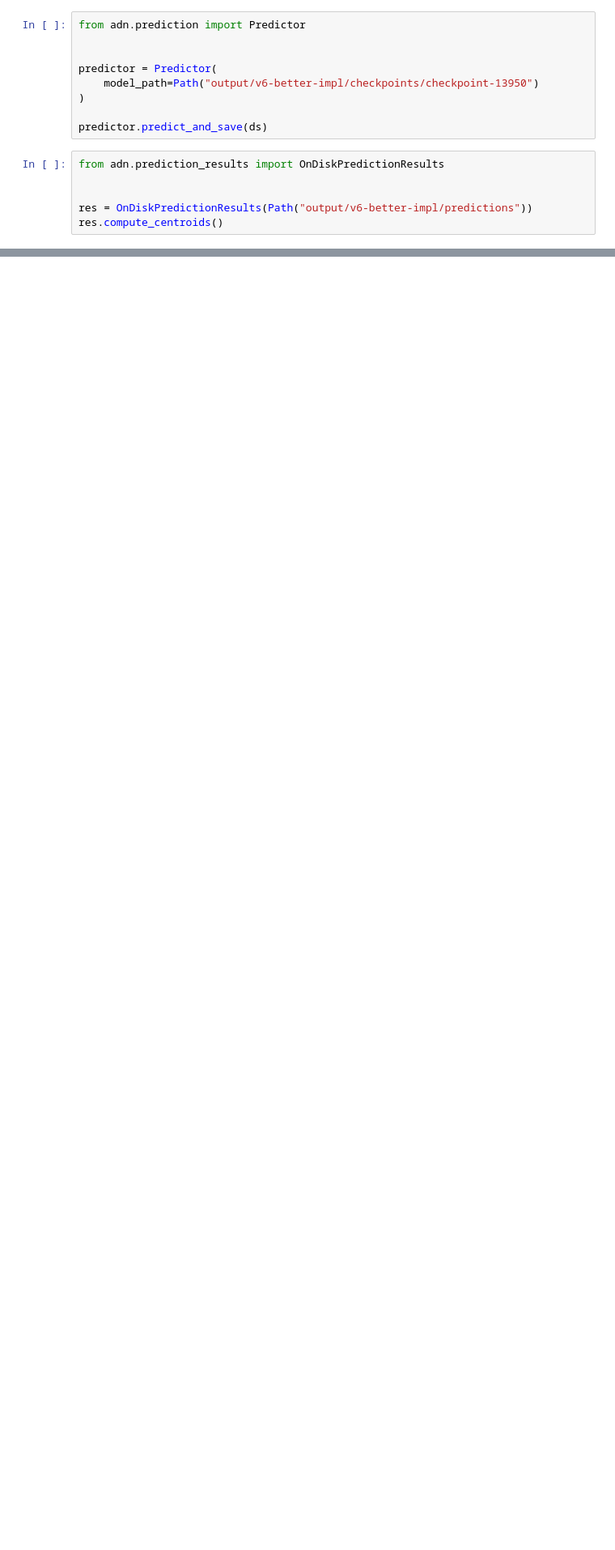
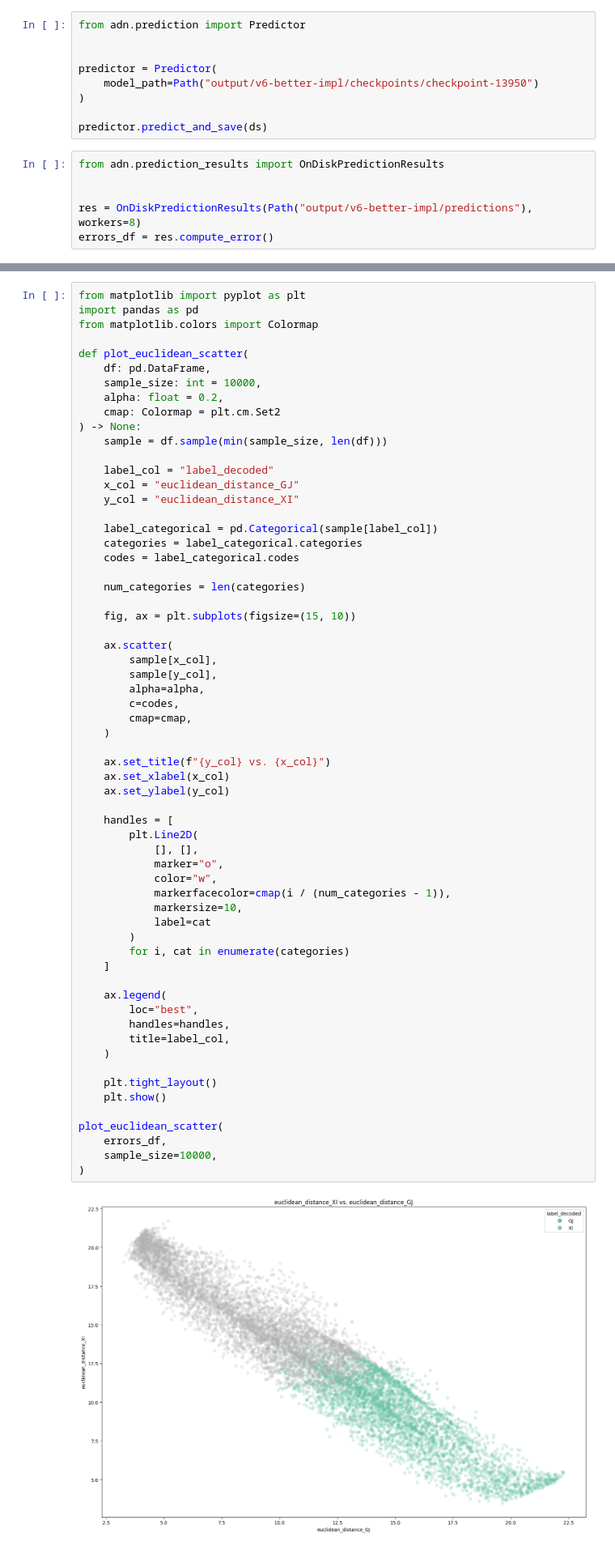
Before and after one commit to Soum-Soum/Dna-Transformer, a Jupyter notebook: test.ipynb, the cells around one changed output, grey strips where cells are left out. Shown at 81% size. Saved outputs shown, nothing was run; the diff lists cells and outputs as text; blank space fills up the shorter version.

Commit message:
result post processing part 2

```diff
--- a/test.ipynb
+++ b/test.ipynb
@@ -47,5 +47,5 @@ predictor.predict_and_save(ds)
 from adn.prediction_results import OnDiskPredictionResults
 
 
-res = OnDiskPredictionResults(Path("output/v6-better-impl/predictions"))
-res.compute_centroids()
+res = OnDiskPredictionResults(Path("output/v6-better-impl/predictions"), workers=8)
+errors_df = res.compute_error()
@@ -70 +68,65 @@ res.compute_centroids()
+# %%
+from matplotlib import pyplot as plt
+import pandas as pd
+from matplotlib.colors import Colormap
+
+def plot_euclidean_scatter(
+    df: pd.DataFrame,
+    sample_size: int = 10000,
+    alpha: float = 0.2,
+    cmap: Colormap = plt.cm.Set2
+) -> None:
+    sample = df.sample(min(sample_size, len(df)))
+
+    label_col = "label_decoded"
+    x_col = "euclidean_distance_GJ"
+    y_col = "euclidean_distance_XI"
+
+    label_categorical = pd.Categorical(sample[label_col])
+    categories = label_categorical.categories
+    codes = label_categorical.codes
+
+    num_categories = len(categories)
+
+    fig, ax = plt.subplots(figsize=(15, 10))
+
+    ax.scatter(
+        sample[x_col],
+        sample[y_col],
+        alpha=alpha,
+        c=codes,
+        cmap=cmap,
+    )
+
+    ax.set_title(f"{y_col} vs. {x_col}")
+    ax.set_xlabel(x_col)
+    ax.set_ylabel(y_col)
+
+    handles = [
+        plt.Line2D(
+            [], [],
+            marker="o",
+            color="w",
+            markerfacecolor=cmap(i / (num_categories - 1)),
+            markersize=10,
+            label=cat
+        )
+        for i, cat in enumerate(categories)
+    ]
+
+    ax.legend(
+        loc="best",
+        handles=handles,
+        title=label_col,
+    )
+
+    plt.tight_layout()
+    plt.show()
+
+plot_euclidean_scatter(
+    errors_df,
+    sample_size=10000,
+)
+# %% [output]
+[figure, added]
 # %%
```
Also changed, not shown: parts of 8 cells of this notebook, 1 other file.
